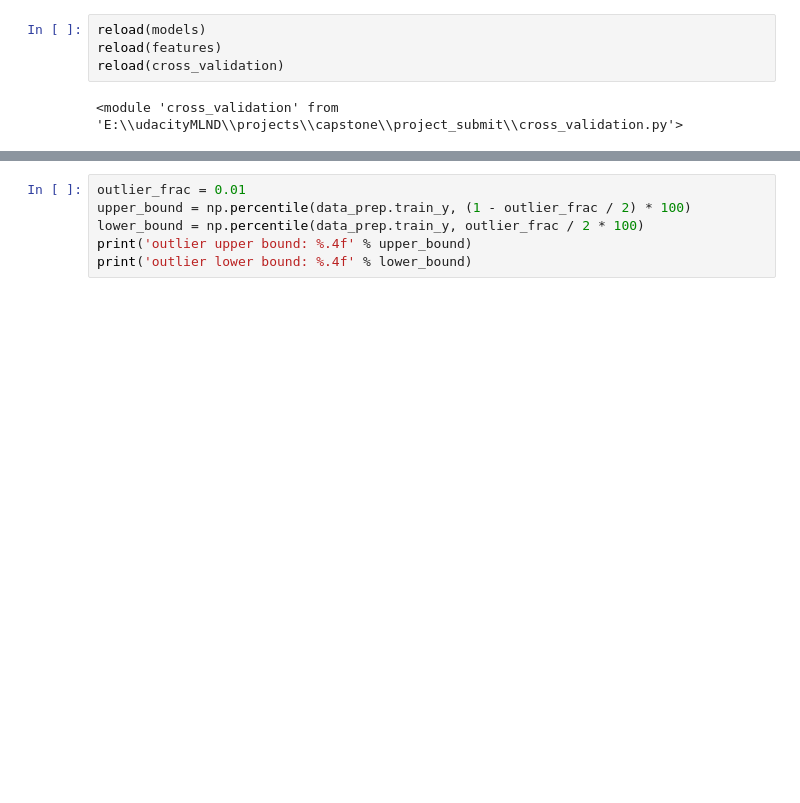
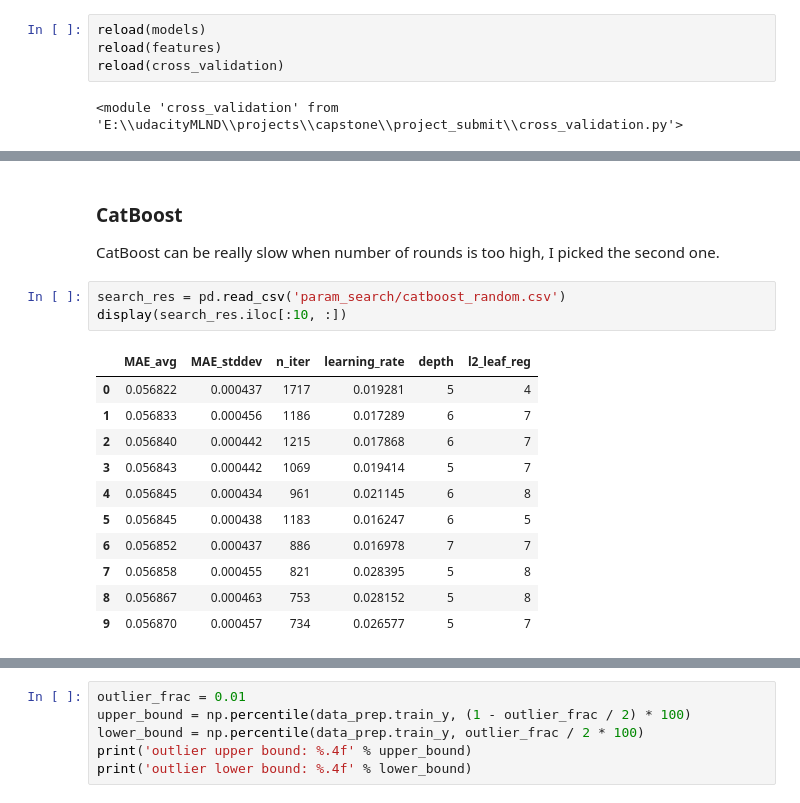
Before and after one commit to mqkh515/udacityMLND, a Jupyter notebook: projects/capstone/project_submit/model_iteration.ipynb, the cells around one changed output, grey strips where cells are left out. Drawn from its saved outputs; the diff is of its cells as text; blank space fills up the shorter version.

```diff
--- a/projects/capstone/project_submit/model_iteration.ipynb
+++ b/projects/capstone/project_submit/model_iteration.ipynb
@@ -79,0 +113,19 @@ display(search_res.iloc[:5, :])
+# %% [markdown]
+### CatBoost
+
+CatBoost can be really slow when number of rounds is too high, I picked the second one.
+# %%
+search_res = pd.read_csv('param_search/catboost_random.csv')
+display(search_res.iloc[:10, :])
+# %% [output]
+|  | MAE_avg | MAE_stddev | n_iter | learning_rate | depth | l2_leaf_reg |
+| 0 | 0.056822 | 0.000437 | 1717 | 0.019281 | 5 | 4 |
+| 1 | 0.056833 | 0.000456 | 1186 | 0.017289 | 6 | 7 |
+| 2 | 0.056840 | 0.000442 | 1215 | 0.017868 | 6 | 7 |
+| 3 | 0.056843 | 0.000442 | 1069 | 0.019414 | 5 | 7 |
+| 4 | 0.056845 | 0.000434 | 961 | 0.021145 | 6 | 8 |
+| 5 | 0.056845 | 0.000438 | 1183 | 0.016247 | 6 | 5 |
+| 6 | 0.056852 | 0.000437 | 886 | 0.016978 | 7 | 7 |
+| 7 | 0.056858 | 0.000455 | 821 | 0.028395 | 5 | 8 |
+| 8 | 0.056867 | 0.000463 | 753 | 0.028152 | 5 | 8 |
+| 9 | 0.056870 | 0.000457 | 734 | 0.026577 | 5 | 7 |
```
Also changed, not shown: parts of 23 cells of this notebook, 19 other files.
